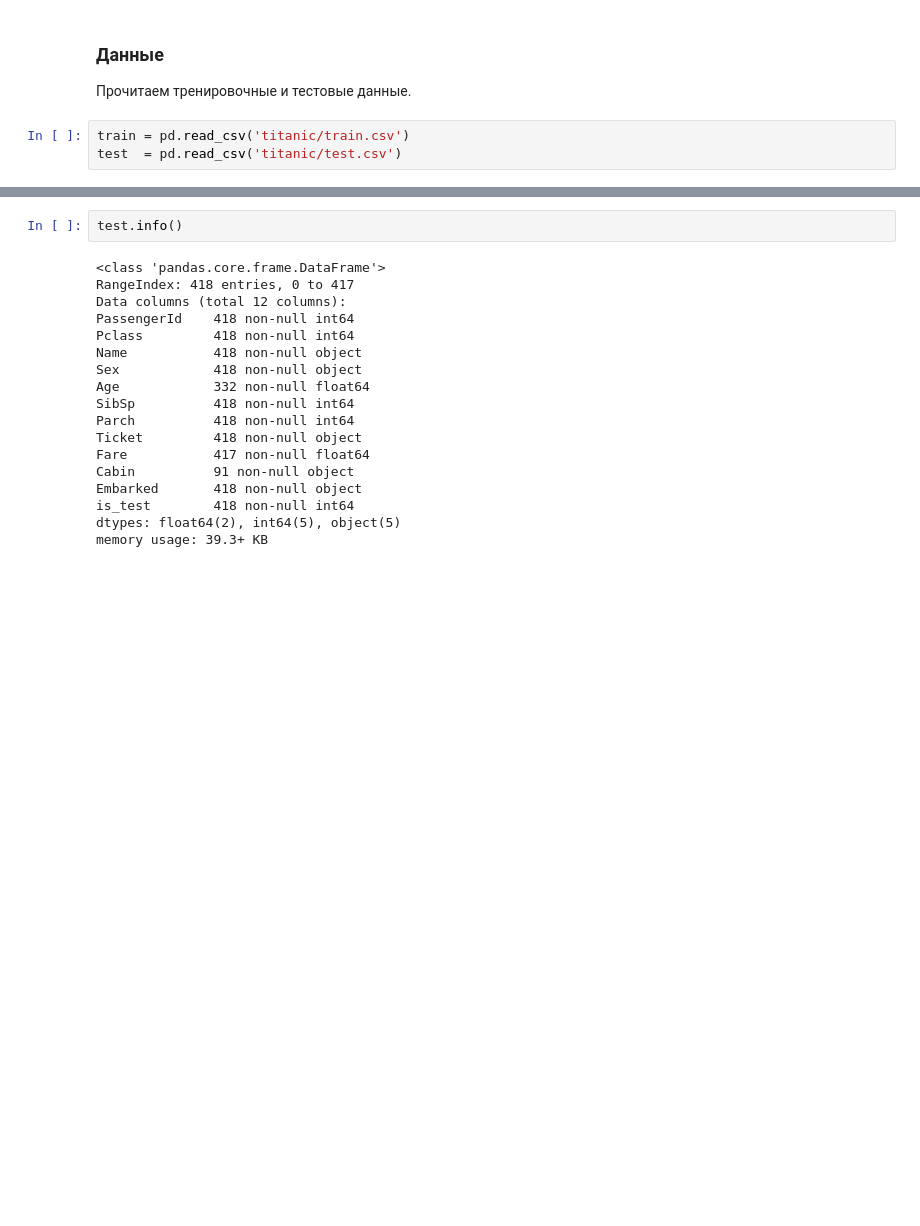
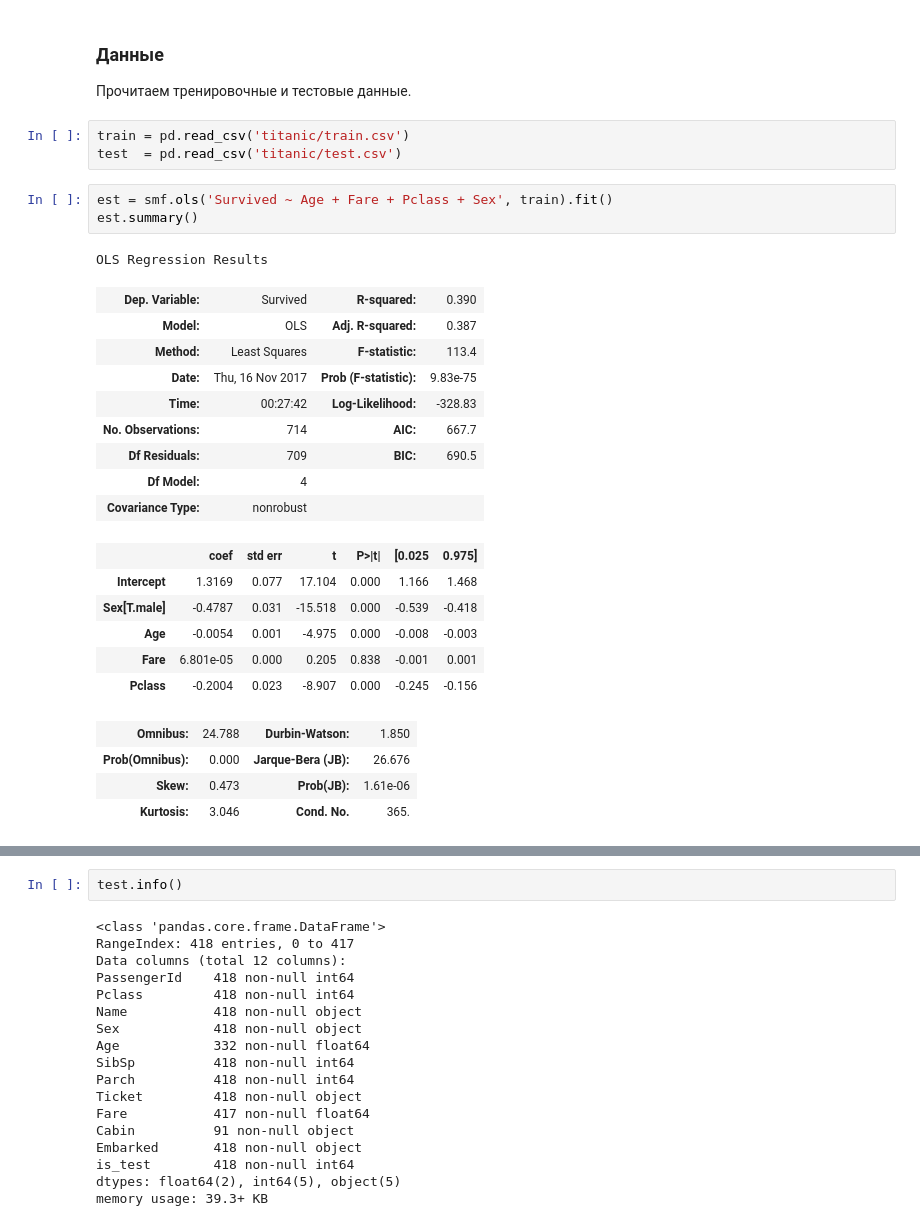
Before and after one commit to tekuchev/tekuchev_netology, a Jupyter notebook: 1-3_sklearn/Trees_homework-xgboost.ipynb, the cells around one changed output, grey strips where cells are left out. Cells and saved outputs as stored; diff of their text form; blank space fills up the shorter version.

```diff
--- a/1-3_sklearn/Trees_homework-xgboost.ipynb
+++ b/1-3_sklearn/Trees_homework-xgboost.ipynb
@@ -31,6 +42,30 @@ from hyperopt import fmin, tpe, hp, STATUS_OK, Trials
 # %%
 train = pd.read_csv('titanic/train.csv')
 test  = pd.read_csv('titanic/test.csv')
+# %%
+est = smf.ols('Survived ~ Age + Fare + Pclass + Sex', train).fit()
+est.summary()
+# %% [output]
+OLS Regression Results
+| Dep. Variable: | Survived | R-squared: | 0.390 |
+| Model: | OLS | Adj. R-squared: | 0.387 |
+| Method: | Least Squares | F-statistic: | 113.4 |
+| Date: | Thu, 16 Nov 2017 | Prob (F-statistic): | 9.83e-75 |
+| Time: | 00:27:42 | Log-Likelihood: | -328.83 |
+| No. Observations: | 714 | AIC: | 667.7 |
+| Df Residuals: | 709 | BIC: | 690.5 |
+| Df Model: | 4 |  |  |
+| Covariance Type: | nonrobust |  |  |
+|  | coef | std err | t | P>|t| | [0.025 | 0.975] |
+| Intercept | 1.3169 | 0.077 | 17.104 | 0.000 | 1.166 | 1.468 |
+| Sex[T.male] | -0.4787 | 0.031 | -15.518 | 0.000 | -0.539 | -0.418 |
+| Age | -0.0054 | 0.001 | -4.975 | 0.000 | -0.008 | -0.003 |
+| Fare | 6.801e-05 | 0.000 | 0.205 | 0.838 | -0.001 | 0.001 |
+| Pclass | -0.2004 | 0.023 | -8.907 | 0.000 | -0.245 | -0.156 |
+| Omnibus: | 24.788 | Durbin-Watson: | 1.850 |
+| Prob(Omnibus): | 0.000 | Jarque-Bera (JB): | 26.676 |
+| Skew: | 0.473 | Prob(JB): | 1.61e-06 |
+| Kurtosis: | 3.046 | Cond. No. | 365. |
 # %%
 train.info()
 # %% [output]
```
Also changed, not shown: parts of 60 cells of this notebook, 1 other file.
